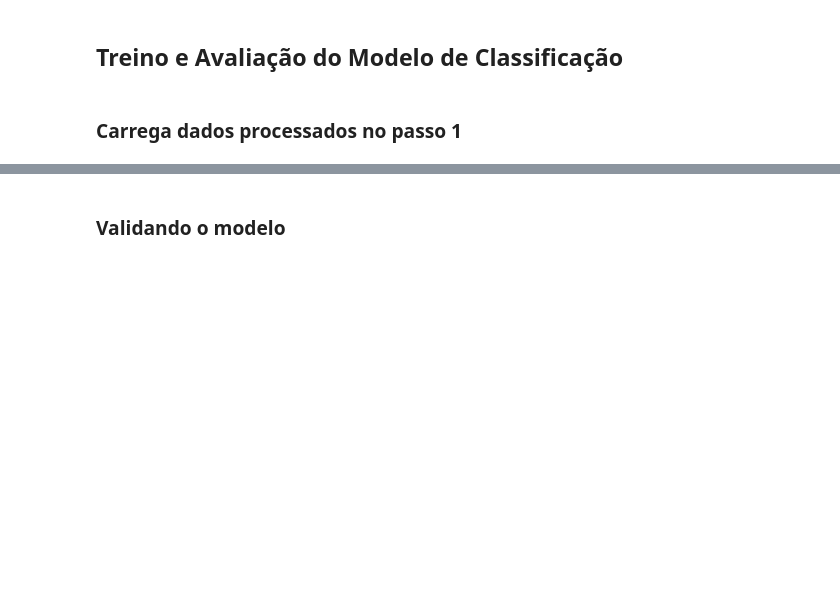
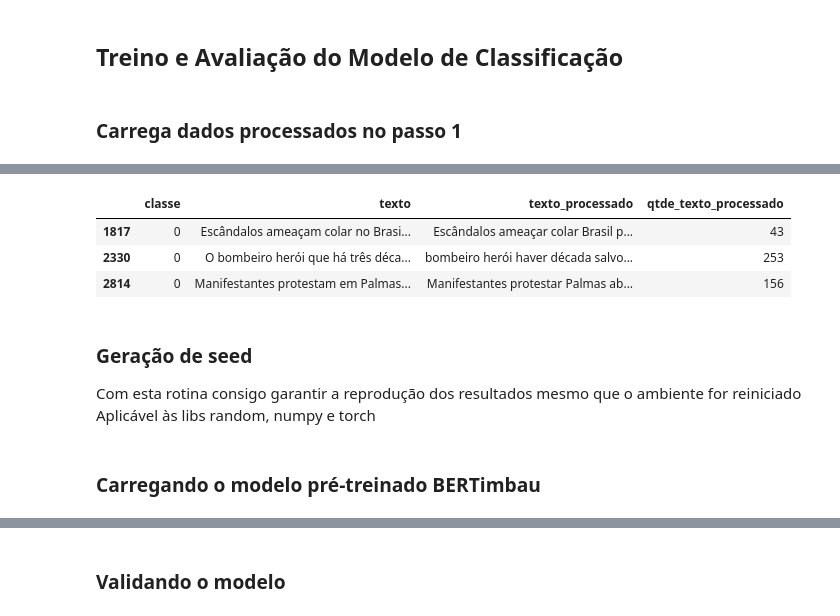
Before and after one commit to caesarcc/python-api-url-check, a Jupyter notebook: jupyter/classificacao_passo02_treino_avaliacao.ipynb, the cells around one changed output, grey strips where cells are left out. Drawn from its saved outputs; the diff is of its cells as text; code cells hidden in the pictures; blank space fills up the shorter version.

Commit message:
elaboração do modelo para treino

```diff
--- a/jupyter/classificacao_passo02_treino_avaliacao.ipynb
+++ b/jupyter/classificacao_passo02_treino_avaliacao.ipynb
@@ -24,0 +40,11 @@ dados.info()
+# %%
+dados[['classe','texto','texto_processado','qtde_texto_processado']].sample(n=3)
+# %% [output]
+|  | classe | texto | texto_processado | qtde_texto_processado |
+| 1817 | 0 | Escândalos ameaçam colar no Brasi... | Escândalos ameaçar colar Brasil p... | 43 |
+| 2330 | 0 | O bombeiro herói que há três déca... | bombeiro herói haver década salvo... | 253 |
+| 2814 | 0 | Manifestantes protestam em Palmas... | Manifestantes protestar Palmas ab... | 156 |
+# %% [markdown]
+### Geração de seed
+Com esta rotina consigo garantir a reprodução dos resultados mesmo que o ambiente for reiniciado
+Aplicável às libs random, numpy e torch
@@ -24,0 +60,2 @@ dados.info()
+# %% [markdown]
+### Carregando o modelo pré-treinado BERTimbau
```
Also changed, not shown: parts of 32 cells of this notebook, 1 other file.
